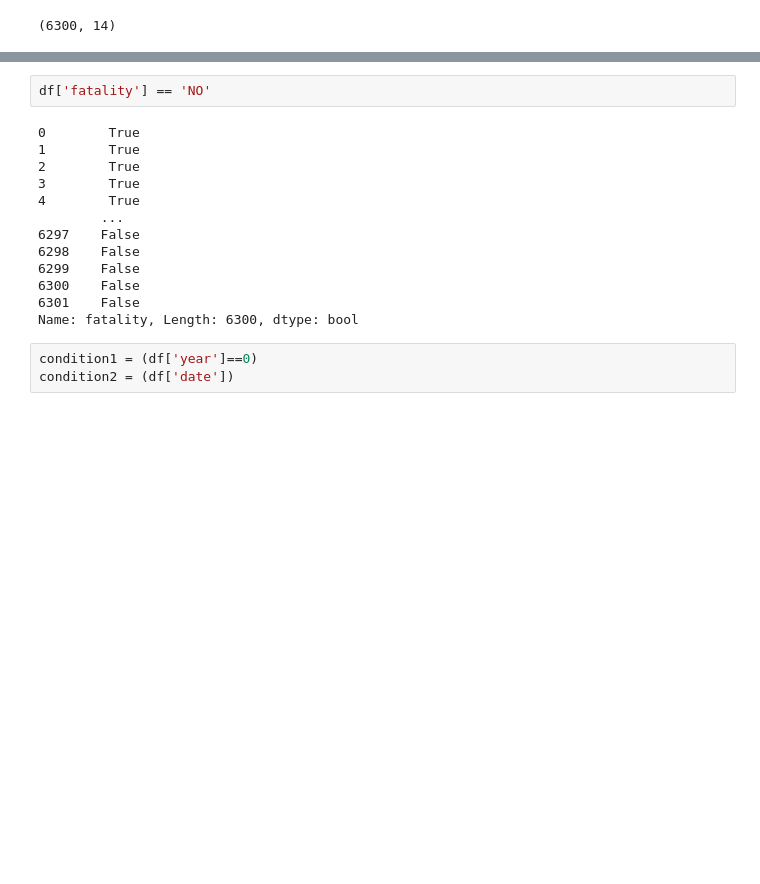
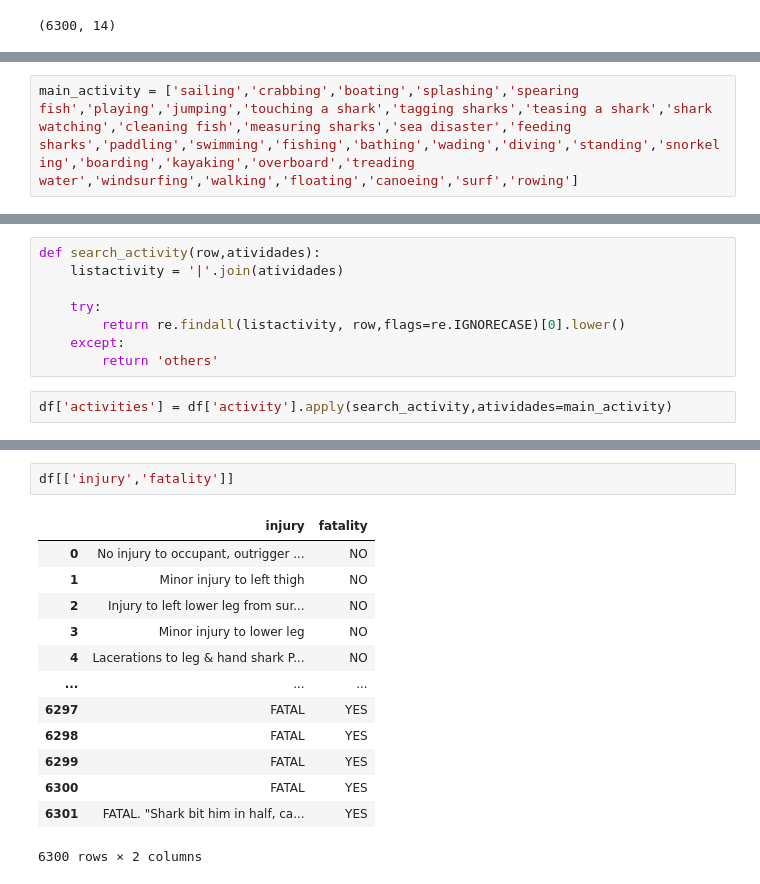
Before and after one commit to maubaroni/Projeto_Shark, a Jupyter notebook: DataAnalisysSharkAttack.ipynb, the cells around one changed output, grey strips where cells are left out. Drawn from its saved outputs; the diff is of its cells as text; blank space fills up the shorter version.

```diff
--- a/DataAnalisysSharkAttack.ipynb
+++ b/DataAnalisysSharkAttack.ipynb
@@ -555,0 +556,2 @@ df.shape
+# %%
+main_activity = ['sailing','crabbing','boating','splashing','spearing fish','playing','jumping','touching a shark','tagging sharks','teasing a shark','shark watching','cleaning fish','measuring sharks','sea disaster','feeding sharks','paddling','swimming','fishing','bathing','wading','diving','standing','snorkeling','boarding','kayaking','overboard','treading water','windsurfing','walking','floating','canoeing','surf','rowing']
@@ -555,0 +562,10 @@ df.shape
+# %%
+def search_activity(row,atividades):
+    listactivity = '|'.join(atividades)
+
+    try:
+        return re.findall(listactivity, row,flags=re.IGNORECASE)[0].lower()
+    except:
+        return 'others'
+# %%
+df['activities'] = df['activity'].apply(search_activity,atividades=main_activity)
@@ -556,18 +594,16 @@ df.shape
 # %%
-df['fatality'] == 'NO'
+df[['injury','fatality']]
 # %% [output]
+|  | injury | fatality |
+| 0 | No injury to occupant, outrigger ... | NO |
+| 1 | Minor injury to left thigh | NO |
+| 2 | Injury to left lower leg from sur... | NO |
+| 3 | Minor injury to lower leg | NO |
+| 4 | Lacerations to leg & hand shark P... | NO |
+| ... | ... | ... |
+| 6297 | FATAL | YES |
+| 6298 | FATAL | YES |
+| 6299 | FATAL | YES |
+| 6300 | FATAL | YES |
+| 6301 | FATAL. "Shark bit him in half, ca... | YES |
-0        True
-1        True
-2        True
-3        True
-4        True
-        ...
-6297    False
-6298    False
-6299    False
-6300    False
-6301    False
-Name: fatality, Length: 6300, dtype: bool
+6300 rows × 2 columns
-# %%
-condition1 = (df['year']==0)
-condition2 = (df['date'])
```
Also changed, not shown: parts of 34 cells of this notebook.
